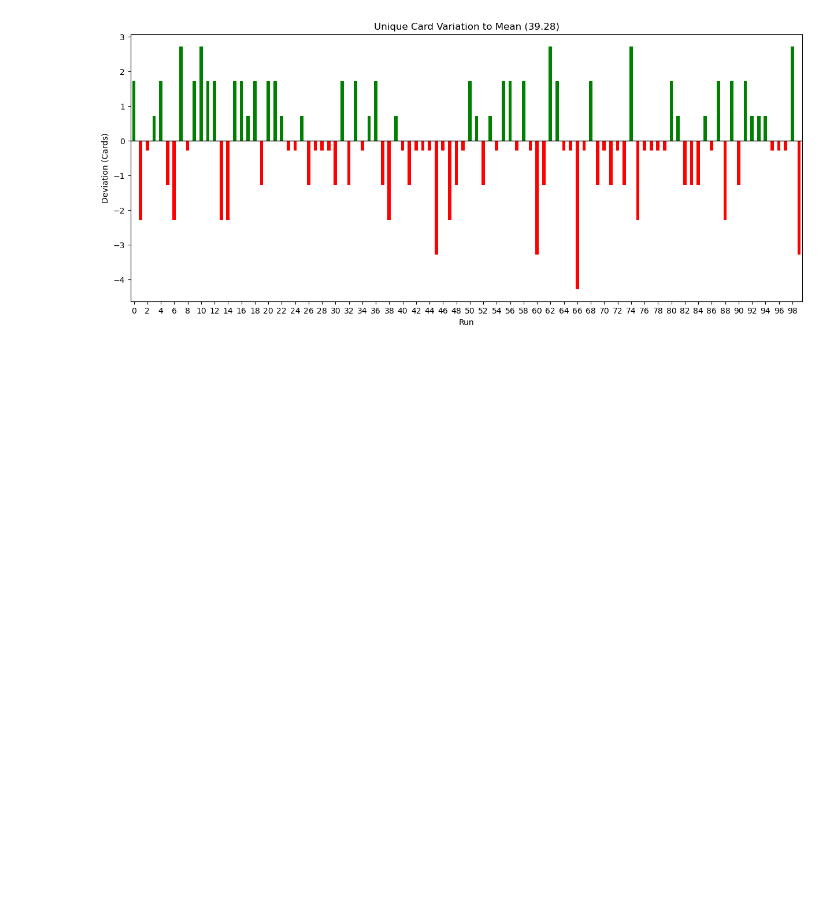
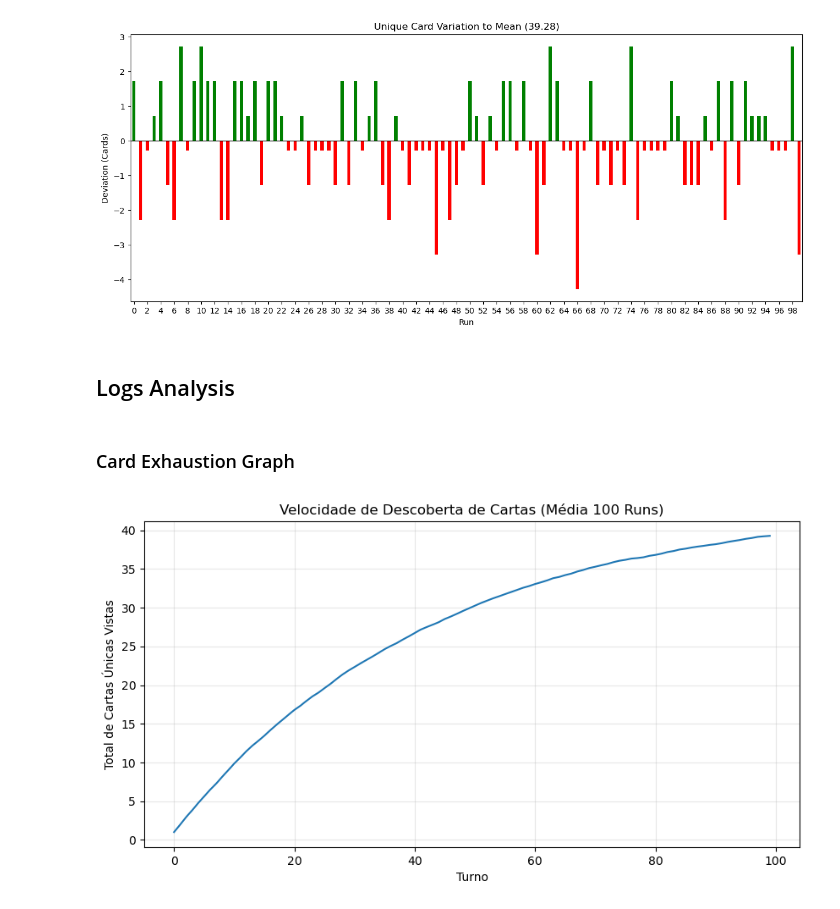
Before and after one commit to davidcurral/Procedural-Narrative-Prototype-Project, a Jupyter notebook: Narrative Data Analysis.ipynb, the cells around one changed output. Cells and saved outputs as stored; diff of their text form; code cells hidden in the pictures; blank space fills up the shorter version.

Commit message:
Day 25 Bug Fixing & Simulation memory
Simulation of memory game. Fix small bugs

```diff
--- a/Narrative Data Analysis.ipynb
+++ b/Narrative Data Analysis.ipynb
@@ -384,3 +428,28 @@ plt.ylabel("Deviation (Cards)")
 plt.show()
 # %% [output]
 [figure]
+# %% [markdown]
+## Logs Analysis
+# %% [markdown]
+### Card Exhaustion Graph
+# %%
+df_logs = pd.read_csv("./Data/no_memory_sim_log.txt", index_col=0)
+# %%
+df_newcard_rate = df_logs
+# 1. Criar uma coluna que marca se a carta é nova naquele run
+df_newcard_rate['is_new'] = df_newcard_rate.groupby('run')['card_id'].transform(lambda x: ~x.duplicated())
+
+# 2. Somar cumulativamente as cartas novas por run
+df_newcard_rate['cards_discovered'] = df_newcard_rate.groupby('run')['is_new'].cumsum()
+
+# 3. Tirar a média de descoberta de todos os runs por turno
+df_newcard_rate = df_newcard_rate.groupby('turn')['cards_discovered'].mean()
+
+# Plot
+df_newcard_rate.plot(figsize=(10, 5), title="Velocidade de Descoberta de Cartas (Média 100 Runs)")
+plt.xlabel("Turno")
+plt.ylabel("Total de Cartas Únicas Vistas")
+plt.grid(True, alpha=0.3)
+plt.show()
+# %% [output]
+[figure, added]
```
Also changed, not shown: parts of 8 cells of this notebook, 37 other files.
